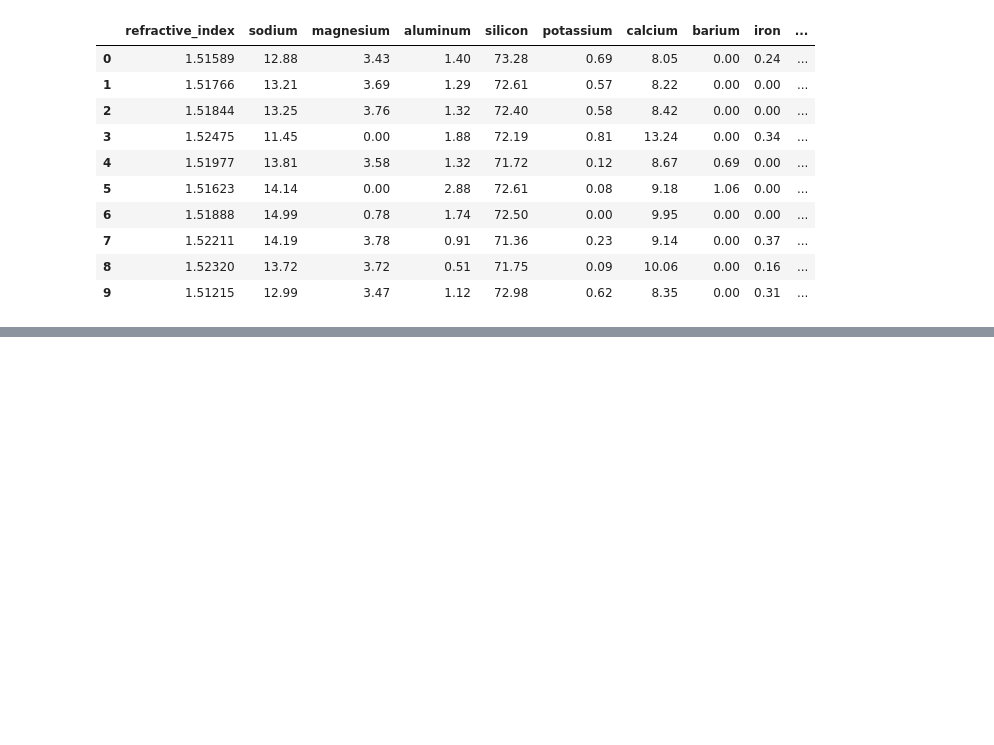
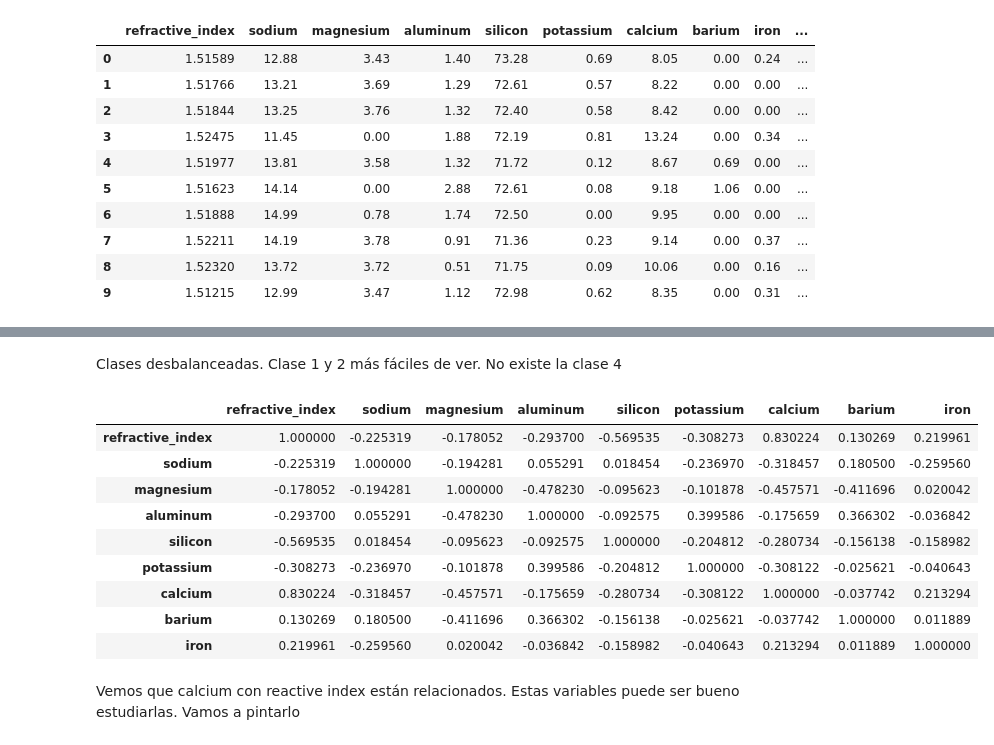
Before and after one commit to rdose/ia3-hunger_games, a Jupyter notebook: Hunger_games.ipynb, the cells around one changed output, grey strips where cells are left out. Drawn from its saved outputs; the diff is of its cells as text; code cells hidden in the pictures; blank space fills up the shorter version.

```diff
--- a/Hunger_games.ipynb
+++ b/Hunger_games.ipynb
@@ -68,0 +126,17 @@ X_train, X_test, Y_train, Y_test = sk.model_selection.train_test_split(X, Y, tes
+# %% [markdown]
+Clases desbalanceadas. Clase 1 y 2 más fáciles de ver. No existe la clase 4
+# %%
+X.corr()
+# %% [output]
+|  | refractive_index | sodium | magnesium | aluminum | silicon | potassium | calcium | barium | iron |
+| refractive_index | 1.000000 | -0.225319 | -0.178052 | -0.293700 | -0.569535 | -0.308273 | 0.830224 | 0.130269 | 0.219961 |
+| sodium | -0.225319 | 1.000000 | -0.194281 | 0.055291 | 0.018454 | -0.236970 | -0.318457 | 0.180500 | -0.259560 |
+| magnesium | -0.178052 | -0.194281 | 1.000000 | -0.478230 | -0.095623 | -0.101878 | -0.457571 | -0.411696 | 0.020042 |
+| aluminum | -0.293700 | 0.055291 | -0.478230 | 1.000000 | -0.092575 | 0.399586 | -0.175659 | 0.366302 | -0.036842 |
+| silicon | -0.569535 | 0.018454 | -0.095623 | -0.092575 | 1.000000 | -0.204812 | -0.280734 | -0.156138 | -0.158982 |
+| potassium | -0.308273 | -0.236970 | -0.101878 | 0.399586 | -0.204812 | 1.000000 | -0.308122 | -0.025621 | -0.040643 |
+| calcium | 0.830224 | -0.318457 | -0.457571 | -0.175659 | -0.280734 | -0.308122 | 1.000000 | -0.037742 | 0.213294 |
+| barium | 0.130269 | 0.180500 | -0.411696 | 0.366302 | -0.156138 | -0.025621 | -0.037742 | 1.000000 | 0.011889 |
+| iron | 0.219961 | -0.259560 | 0.020042 | -0.036842 | -0.158982 | -0.040643 | 0.213294 | 0.011889 | 1.000000 |
+# %% [markdown]
+Vemos que calcium con reactive index están relacionados. Estas variables puede ser bueno estudiarlas. Vamos a pintarlo
```
Also changed, not shown: parts of 18 cells of this notebook.
